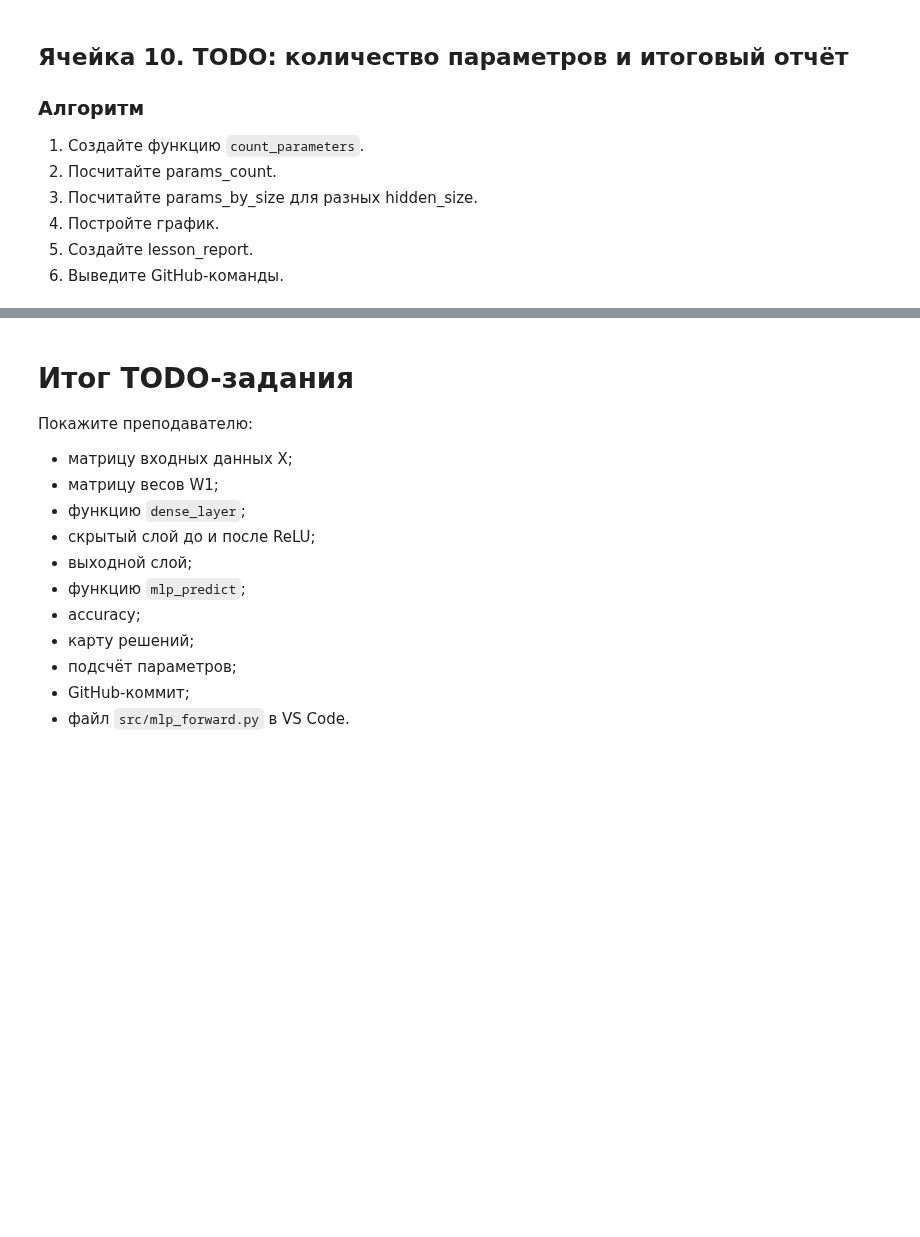
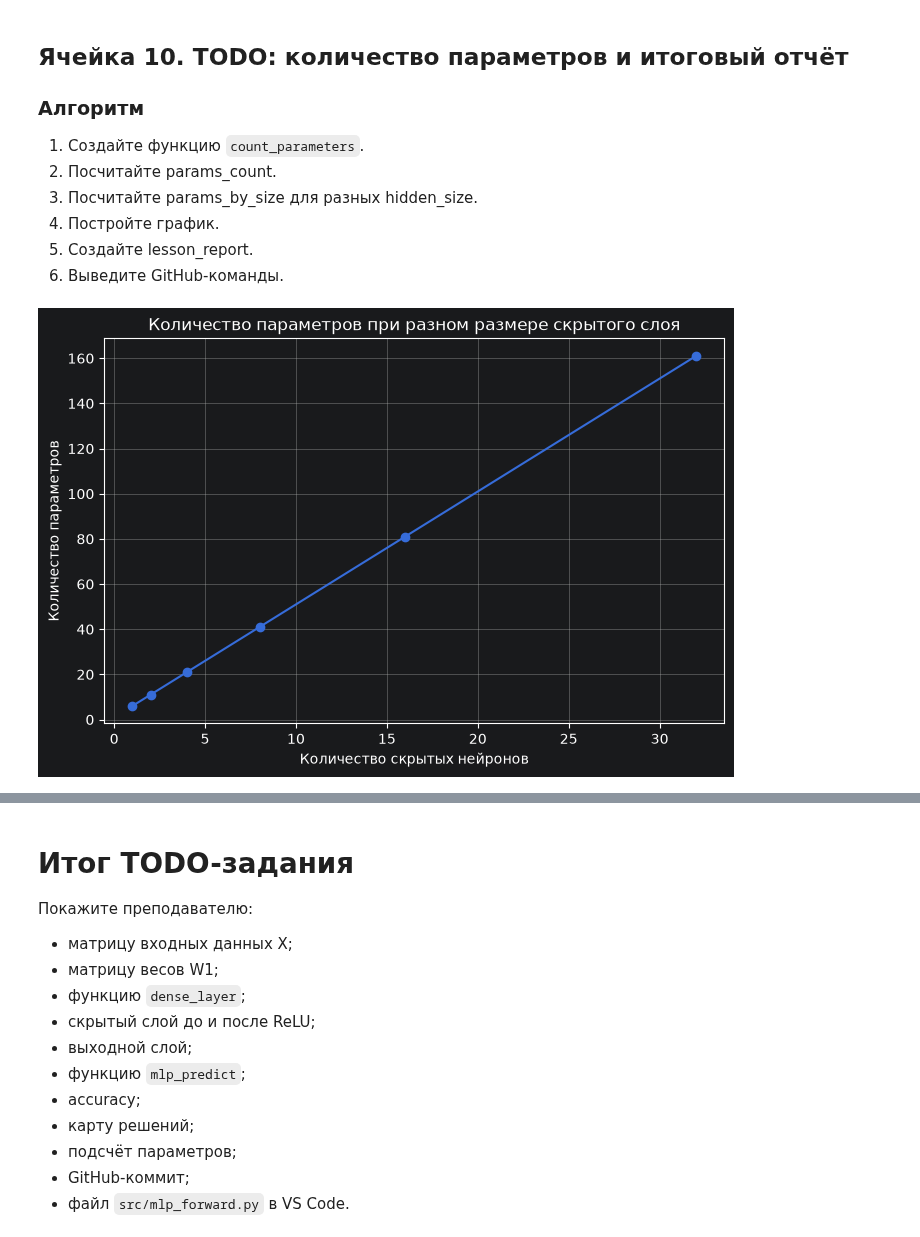
Before and after one commit to FelixTheCatW/study-dml, a Jupyter notebook: src/notebooks/block8_lesson02_mlp_forward_todo.ipynb, the cells around one changed output, grey strips where cells are left out. Cells and saved outputs as stored; diff of their text form; code cells hidden in the pictures; blank space fills up the shorter version.

Commit message:
lesson-02

```diff
--- a/src/notebooks/block8_lesson02_mlp_forward_todo.ipynb
+++ b/src/notebooks/block8_lesson02_mlp_forward_todo.ipynb
@@ -307,13 +536,24 @@ count_parameters(input_size, hidden_size, output_size)
 5. Проверьте диапазон accuracy.
 # %%
 # TODO: создайте predictions
-
+predictions = (mlp_probabilities >= 0.5).astype(int)
 # TODO: посчитайте accuracy
-
+accuracy = np.mean(predictions == y)
 # TODO: создайте result_table
-
+result_table = np.column_stack([
+    names,
+    X,
+    y,
+    np.round(mlp_probabilities, 3),
+    predictions
+])
 # TODO: выведите result_table и accuracy
-
+print("Колонки: tag, study_hours, homework_quality, topic_difficulty, y_true, probability, prediction")
+print(result_table)
+print("Accuracy:", round(float(accuracy), 3))
 # TODO: assert predictions.shape == y.shape
 
 # TODO: assert 0 <= accuracy <= 1
+assert predictions.shape == y.shape
+assert 0 <= accuracy <= 1
+assert set(predictions.ravel()).issubset({0, 1})
@@ -357,18 +652,60 @@ count_parameters(input_size, hidden_size, output_size)
 5. Создайте lesson_report.
 6. Выведите GitHub-команды.
 # %%
-# TODO: создайте функцию count_parameters(input_size, hidden_size, output_size)
+def count_parameters(input_size, hidden_size, output_size):
+    input_to_hidden = input_size * hidden_size
+    hidden_bias = hidden_size
+    hidden_to_output = hidden_size * output_size
+    output_bias = output_size
+    return input_to_hidden + hidden_bias + hidden_to_output + output_bias
 
-# TODO: посчитайте params_count
 
-# TODO: создайте hidden_sizes
+params_count = count_parameters(
+    input_size=input_size,
+    hidden_size=hidden_size,
+    output_size=output_size
+)
 
-# TODO: создайте params_by_size
+hidden_sizes = np.array([1, 2, 4, 8, 16, 32])
 
-# TODO: постройте график
+params_by_size = np.array([
+    count_parameters(input_size, size, output_size)
+    for size in hidden_sizes
+])
 
-# TODO: создайте lesson_report
+plt.figure(figsize=(8, 5))
+plt.plot(hidden_sizes, params_by_size, marker="o")
+plt.title("Количество параметров при разном размере скрытого слоя")
+plt.xlabel("Количество скрытых нейронов")
+plt.ylabel("Количество параметров")
+plt.grid(True)
+plt.show()
 
-# TODO: выведите GitHub Workflow
+lesson_report = {
+    "topic": "Многослойная нейронная сеть",
+    "input_size": input_size,
+    "hidden_size": hidden_size,
+    "output_size": output_size,
+    "parameters": int(params_count),
+    "accuracy": round(float(accuracy), 3),
+    "vscode_file": "src/mlp_forward.py"
+}
 
-# TODO: assert
+print("Итоговый отчёт занятия:")
+for key, value in lesson_report.items():
+    print(key, ":", value)
+
+print()
+print("GitHub:")
+print("git checkout main")
+print("git pull origin main")
+print("git checkout -b feature/block8-lesson02-mlp-forward")
+print("git add .")
+print('git commit -m "feat: add block8 lesson02 mlp forward pass"')
+print("git push -u origin feature/block8-lesson02-mlp-forward")
+
+assert params_count == 21
+assert len(params_by_size) == len(hidden_sizes)
+assert lesson_report["parameters"] == 21
+# %% [output]
+[figure, added]
```
Also changed, not shown: parts of 10 cells of this notebook, 1 other file.
